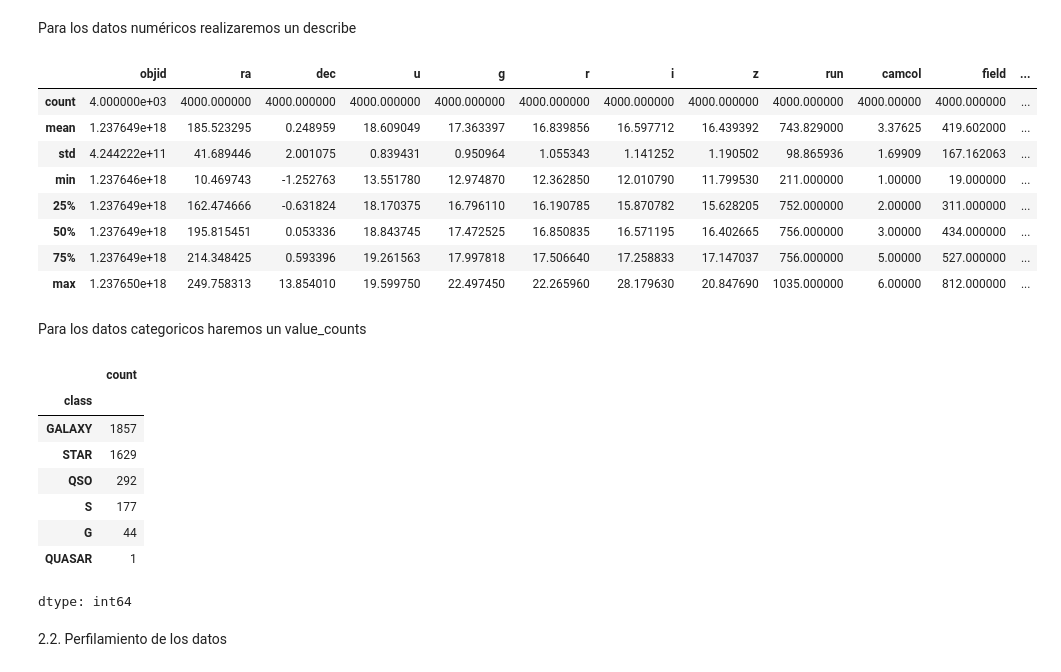
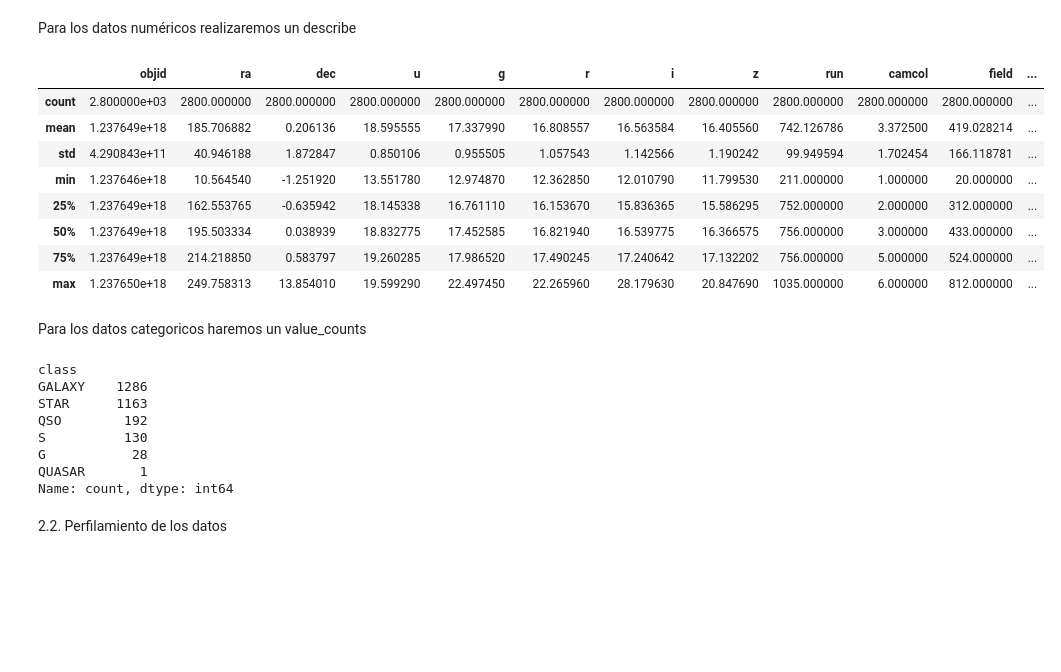
Before and after one commit to G17-BI-2025-1/Lab_1, a Jupyter notebook: lab1_BI.ipynb, the cells around one changed output. Saved outputs shown, nothing was run; the diff lists cells and outputs as text; code cells hidden in the pictures; blank space fills up the shorter version.

```diff
--- a/lab1_BI.ipynb
+++ b/lab1_BI.ipynb
@@ -134,0 +150,4 @@ dtype: object
+# %%
+X_train, X_test, y_train, y_test = train_test_split(star_alpes, star_alpes["redshift"], test_size=0.3, random_state=1)
+
+X_train.shape, y_train.shape
@@ -139,31 +164,30 @@ dtype: object
 # %% [markdown]
 Para los datos numéricos realizaremos un describe
 # %%
-star_alpes.describe()
+X_train.describe()
 # %% [output]
 |  | objid | ra | dec | u | g | r | i | z | run | camcol | field | ... |
-| count | 4.000000e+03 | 4000.000000 | 4000.000000 | 4000.000000 | 4000.000000 | 4000.000000 | 4000.000000 | 4000.000000 | 4000.000000 | 4000.00000 | 4000.000000 | ... |
-| mean | 1.237649e+18 | 185.523295 | 0.248959 | 18.609049 | 17.363397 | 16.839856 | 16.597712 | 16.439392 | 743.829000 | 3.37625 | 419.602000 | ... |
-| std | 4.244222e+11 | 41.689446 | 2.001075 | 0.839431 | 0.950964 | 1.055343 | 1.141252 | 1.190502 | 98.865936 | 1.69909 | 167.162063 | ... |
-| min | 1.237646e+18 | 10.469743 | -1.252763 | 13.551780 | 12.974870 | 12.362850 | 12.010790 | 11.799530 | 211.000000 | 1.00000 | 19.000000 | ... |
-| 25% | 1.237649e+18 | 162.474666 | -0.631824 | 18.170375 | 16.796110 | 16.190785 | 15.870782 | 15.628205 | 752.000000 | 2.00000 | 311.000000 | ... |
-| 50% | 1.237649e+18 | 195.815451 | 0.053336 | 18.843745 | 17.472525 | 16.850835 | 16.571195 | 16.402665 | 756.000000 | 3.00000 | 434.000000 | ... |
-| 75% | 1.237649e+18 | 214.348425 | 0.593396 | 19.261563 | 17.997818 | 17.506640 | 17.258833 | 17.147037 | 756.000000 | 5.00000 | 527.000000 | ... |
-| max | 1.237650e+18 | 249.758313 | 13.854010 | 19.599750 | 22.497450 | 22.265960 | 28.179630 | 20.847690 | 1035.000000 | 6.00000 | 812.000000 | ... |
+| count | 2.800000e+03 | 2800.000000 | 2800.000000 | 2800.000000 | 2800.000000 | 2800.000000 | 2800.000000 | 2800.000000 | 2800.000000 | 2800.000000 | 2800.000000 | ... |
+| mean | 1.237649e+18 | 185.706882 | 0.206136 | 18.595555 | 17.337990 | 16.808557 | 16.563584 | 16.405560 | 742.126786 | 3.372500 | 419.028214 | ... |
+| std | 4.290843e+11 | 40.946188 | 1.872847 | 0.850106 | 0.955505 | 1.057543 | 1.142566 | 1.190242 | 99.949594 | 1.702454 | 166.118781 | ... |
+| min | 1.237646e+18 | 10.564540 | -1.251920 | 13.551780 | 12.974870 | 12.362850 | 12.010790 | 11.799530 | 211.000000 | 1.000000 | 20.000000 | ... |
+| 25% | 1.237649e+18 | 162.553765 | -0.635942 | 18.145338 | 16.761110 | 16.153670 | 15.836365 | 15.586295 | 752.000000 | 2.000000 | 312.000000 | ... |
+| 50% | 1.237649e+18 | 195.503334 | 0.038939 | 18.832775 | 17.452585 | 16.821940 | 16.539775 | 16.366575 | 756.000000 | 3.000000 | 433.000000 | ... |
+| 75% | 1.237649e+18 | 214.218850 | 0.583797 | 19.260285 | 17.986520 | 17.490245 | 17.240642 | 17.132202 | 756.000000 | 5.000000 | 524.000000 | ... |
+| max | 1.237650e+18 | 249.758313 | 13.854010 | 19.599290 | 22.497450 | 22.265960 | 28.179630 | 20.847690 | 1035.000000 | 6.000000 | 812.000000 | ... |
 # %% [markdown]
 Para los datos categoricos haremos un value_counts
 # %%
-star_alpes["class"].value_counts()
+X_train["class"].value_counts()
 # %% [output]
-|  | count |
-| class |  |
-| GALAXY | 1857 |
-| STAR | 1629 |
-| QSO | 292 |
-| S | 177 |
-| G | 44 |
-| QUASAR | 1 |
-dtype: int64
+class
+GALAXY    1286
+STAR      1163
+QSO        192
+S          130
+G           28
+QUASAR       1
+Name: count, dtype: int64
 # %% [markdown]
 2.2. Perfilamiento de los datos
 # %%
```
Also changed, not shown: parts of 18 cells of this notebook.
